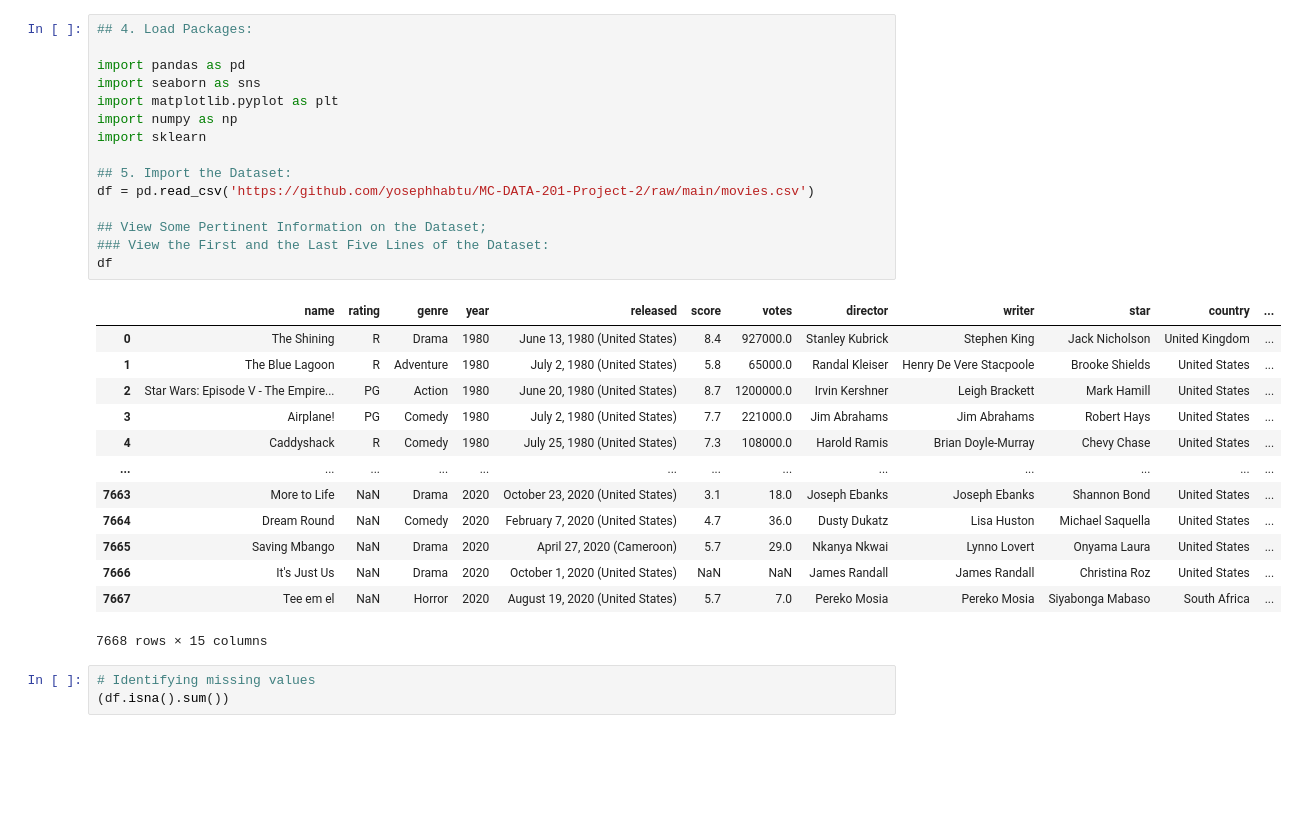
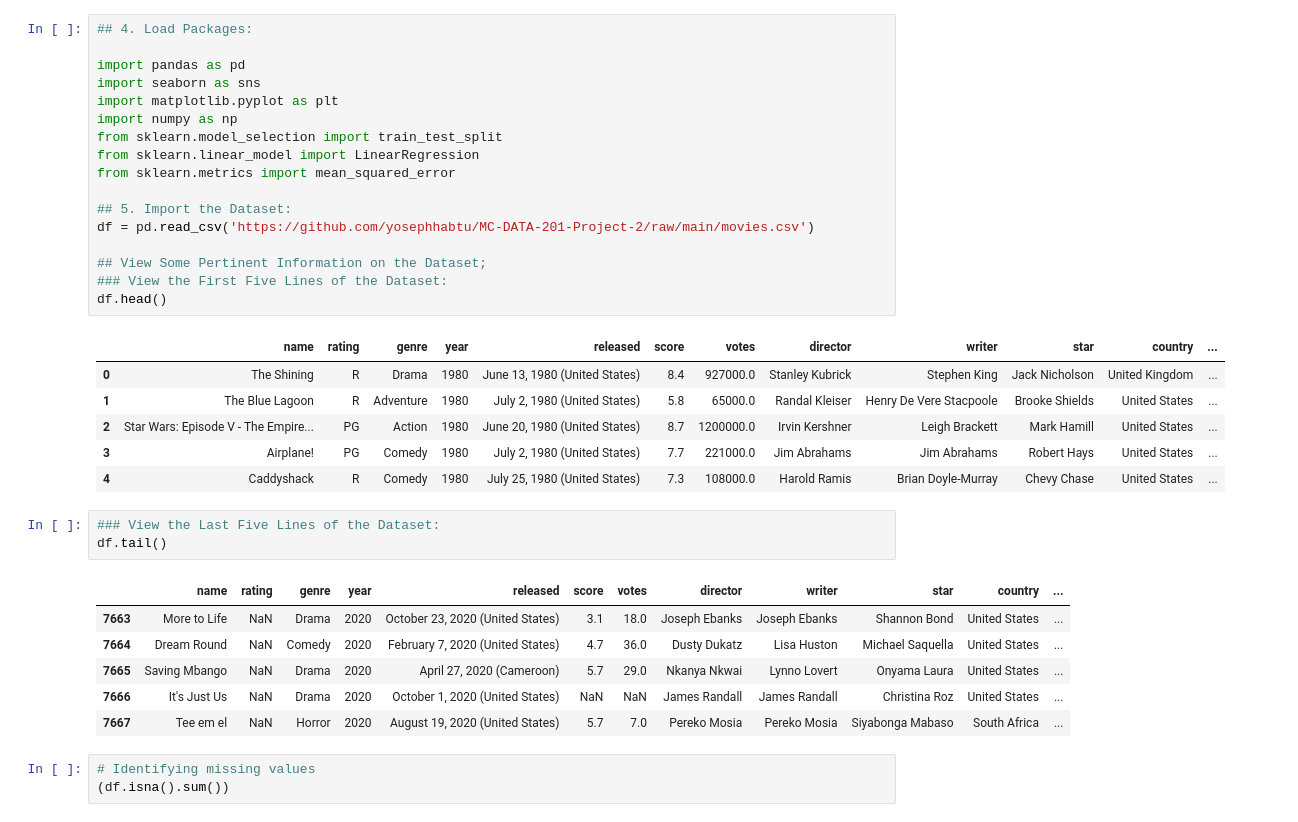
Before and after one commit to adinsa1/Data110, a Jupyter notebook: DATA_201_Project_2.ipynb, the cells around one changed output. Drawn from its saved outputs; the diff is of its cells as text; blank space fills up the shorter version.

```diff
--- a/DATA_201_Project_2.ipynb
+++ b/DATA_201_Project_2.ipynb
@@ -19,32 +19,37 @@ Internet Movie Database (IMDB); dataset derived from https://www.kaggle.com/data
 # %%
 ## 4. Load Packages:
 
 import pandas as pd
 import seaborn as sns
 import matplotlib.pyplot as plt
 import numpy as np
-import sklearn
+from sklearn.model_selection import train_test_split
+from sklearn.linear_model import LinearRegression
+from sklearn.metrics import mean_squared_error
 
 ## 5. Import the Dataset:
 df = pd.read_csv('https://github.com/yosephhabtu/MC-DATA-201-Project-2/raw/main/movies.csv')
 
 ## View Some Pertinent Information on the Dataset;
-### View the First and the Last Five Lines of the Dataset:
-df
+### View the First Five Lines of the Dataset:
+df.head()
 # %% [output]
 |  | name | rating | genre | year | released | score | votes | director | writer | star | country | ... |
 | 0 | The Shining | R | Drama | 1980 | June 13, 1980 (United States) | 8.4 | 927000.0 | Stanley Kubrick | Stephen King | Jack Nicholson | United Kingdom | ... |
 | 1 | The Blue Lagoon | R | Adventure | 1980 | July 2, 1980 (United States) | 5.8 | 65000.0 | Randal Kleiser | Henry De Vere Stacpoole | Brooke Shields | United States | ... |
 | 2 | Star Wars: Episode V - The Empire... | PG | Action | 1980 | June 20, 1980 (United States) | 8.7 | 1200000.0 | Irvin Kershner | Leigh Brackett | Mark Hamill | United States | ... |
 | 3 | Airplane! | PG | Comedy | 1980 | July 2, 1980 (United States) | 7.7 | 221000.0 | Jim Abrahams | Jim Abrahams | Robert Hays | United States | ... |
 | 4 | Caddyshack | R | Comedy | 1980 | July 25, 1980 (United States) | 7.3 | 108000.0 | Harold Ramis | Brian Doyle-Murray | Chevy Chase | United States | ... |
-| ... | ... | ... | ... | ... | ... | ... | ... | ... | ... | ... | ... | ... |
-| 7663 | More to Life | NaN | Drama | 2020 | October 23, 2020 (United States) | 3.1 | 18.0 | Joseph Ebanks | Joseph Ebanks | Shannon Bond | United States | ... |
-| 7664 | Dream Round | NaN | Comedy | 2020 | February 7, 2020 (United States) | 4.7 | 36.0 | Dusty Dukatz | Lisa Huston | Michael Saquella | United States | ... |
-| 7665 | Saving Mbango | NaN | Drama | 2020 | April 27, 2020 (Cameroon) | 5.7 | 29.0 | Nkanya Nkwai | Lynno Lovert | Onyama Laura | United States | ... |
-| 7666 | It's Just Us | NaN | Drama | 2020 | October 1, 2020 (United States) | NaN | NaN | James Randall | James Randall | Christina Roz | United States | ... |
-| 7667 | Tee em el | NaN | Horror | 2020 | August 19, 2020 (United States) | 5.7 | 7.0 | Pereko Mosia | Pereko Mosia | Siyabonga Mabaso | South Africa | ... |
-7668 rows × 15 columns
+# %%
+### View the Last Five Lines of the Dataset:
+df.tail()
+# %% [output]
+|  | name | rating | genre | year | released | score | votes | director | writer | star | country | ... |
+| 7663 | More to Life | NaN | Drama | 2020 | October 23, 2020 (United States) | 3.1 | 18.0 | Joseph Ebanks | Joseph Ebanks | Shannon Bond | United States | ... |
+| 7664 | Dream Round | NaN | Comedy | 2020 | February 7, 2020 (United States) | 4.7 | 36.0 | Dusty Dukatz | Lisa Huston | Michael Saquella | United States | ... |
+| 7665 | Saving Mbango | NaN | Drama | 2020 | April 27, 2020 (Cameroon) | 5.7 | 29.0 | Nkanya Nkwai | Lynno Lovert | Onyama Laura | United States | ... |
+| 7666 | It's Just Us | NaN | Drama | 2020 | October 1, 2020 (United States) | NaN | NaN | James Randall | James Randall | Christina Roz | United States | ... |
+| 7667 | Tee em el | NaN | Horror | 2020 | August 19, 2020 (United States) | 5.7 | 7.0 | Pereko Mosia | Pereko Mosia | Siyabonga Mabaso | South Africa | ... |
 # %%
 # Identifying missing values
 (df.isna().sum())
```
Also changed, not shown: parts of 24 cells of this notebook.
